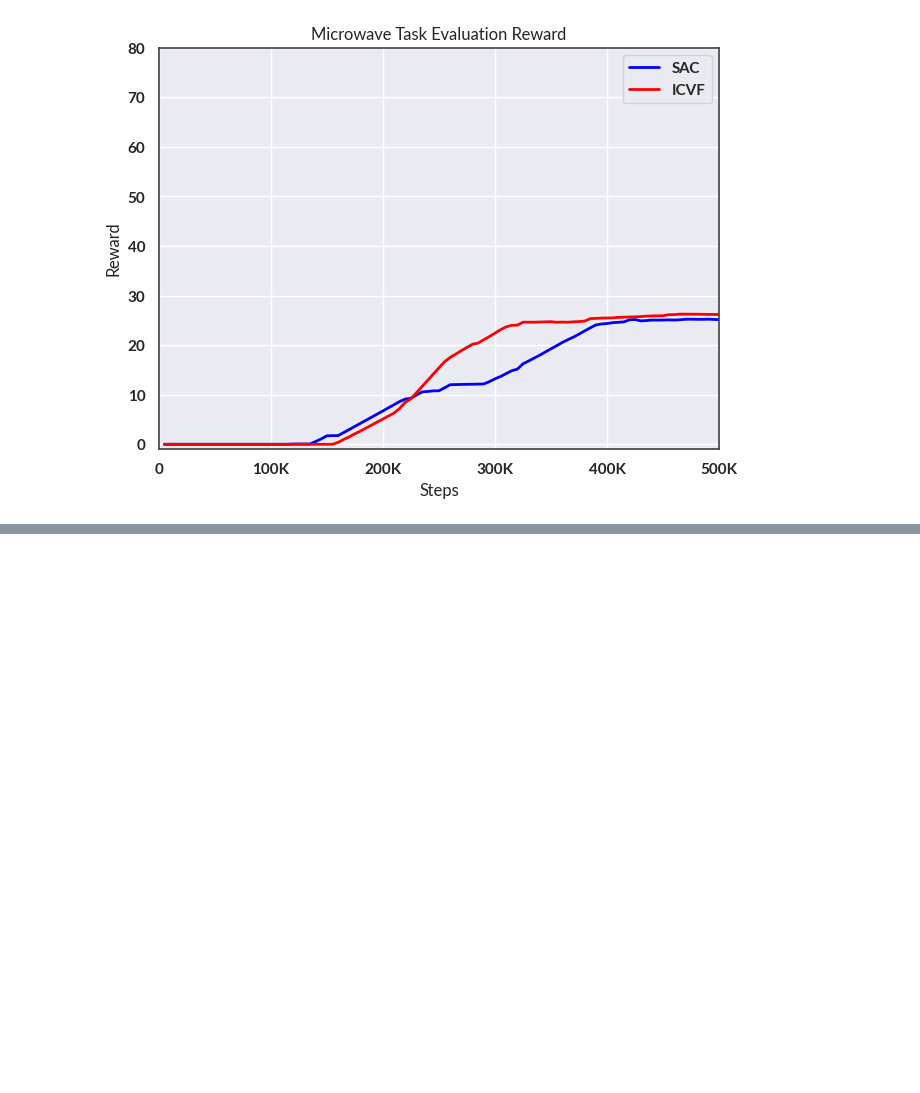
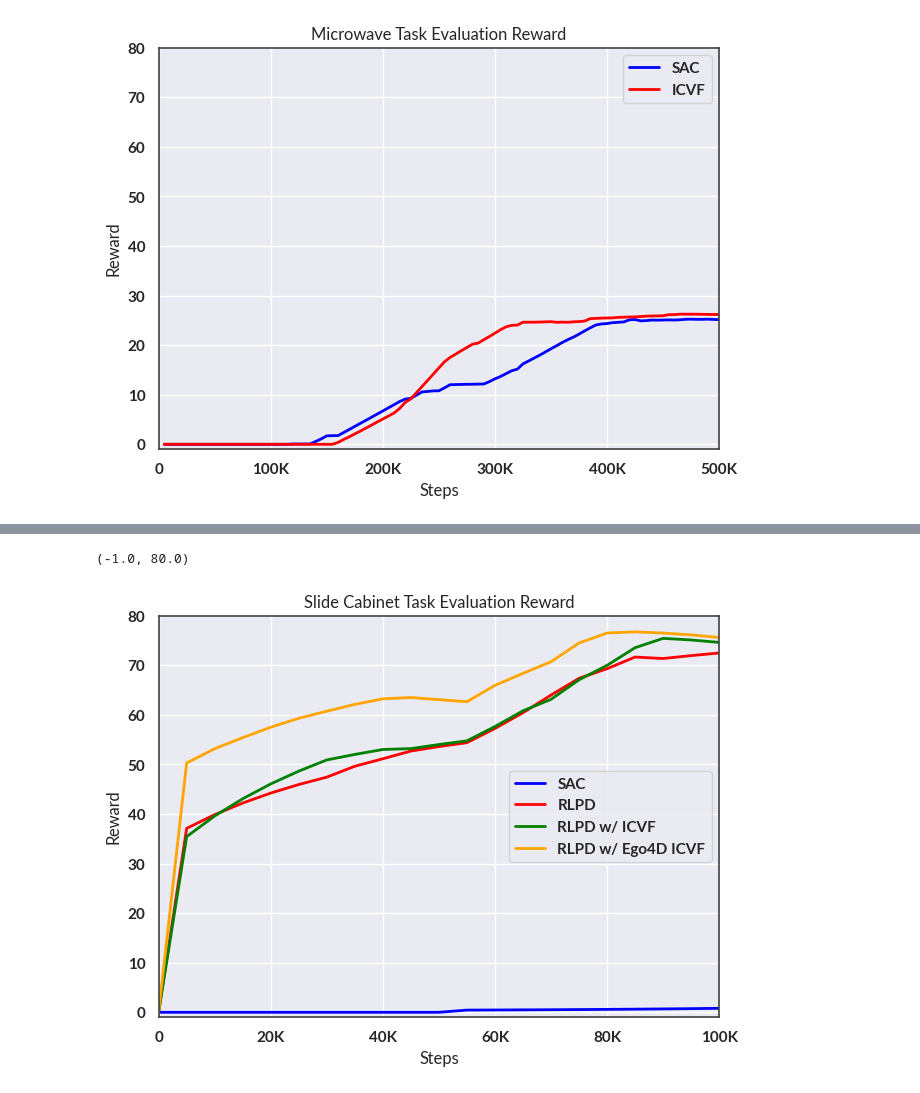
Before and after one commit to Dashora7/rlpd_subgoals, a Jupyter notebook: notebooks/plots.ipynb, the cells around one changed output, grey strips where cells are left out. Drawn from its saved outputs; the diff is of its cells as text; code cells hidden in the pictures; blank space fills up the shorter version.

```diff
--- a/notebooks/plots.ipynb
+++ b/notebooks/plots.ipynb
@@ -148,0 +356,36 @@ Continued run dashora7/online-franka/0r408e6o till 500K steps
+# %%
+x, means, stds = compute_mean_std_reward("slide", end=100000)
+means_smoothed = smooth_data(x, means)
+means_smoothed = [0] + means_smoothed
+x = [0] + x
+plt.plot(x, means_smoothed, label="SAC", color="blue", linewidth=2)
+
+x, means, stds = compute_mean_std_reward("slide-rlpd", end=100000)
+means_smoothed = smooth_data(x, means)
+means_smoothed = [0] + means_smoothed
+x = [0] + x
+plt.plot(x, means_smoothed, label="RLPD", color="red", linewidth=2)
+
+x, means, stds = compute_mean_std_reward("slide-rlpd-icvf", end=100000)
+means_smoothed = smooth_data(x, means)
+means_smoothed = [0] + means_smoothed
+x = [0] + x
+plt.plot(x, means_smoothed, label="RLPD w/ ICVF", color="green", linewidth=2)
+
+x, means, stds = compute_mean_std_reward("slide-rlpd-icvf-ego4d", end=100000)
+means_smoothed = smooth_data(x, means)
+means_smoothed = [0] + means_smoothed
+x = [0] + x
+plt.plot(x, means_smoothed, label="RLPD w/ Ego4D ICVF", color="orange", linewidth=2)
+
+
+plt.title("Slide Cabinet Task Evaluation Reward")
+plt.legend()
+plt.xlabel("Steps")
+plt.ylabel("Reward")
+plt.xlim(0, 100000)
+plt.xticks(ticks=[0, 20000, 40000, 60000, 80000, 100000], labels=["0", "20K", "40K", "60K", "80K" ,"100K"])
+plt.ylim(-1, 80)
+# %% [output]
+(-1.0, 80.0)
+[figure, added]
```
Also changed, not shown: parts of 5 cells of this notebook, 2 other files.
